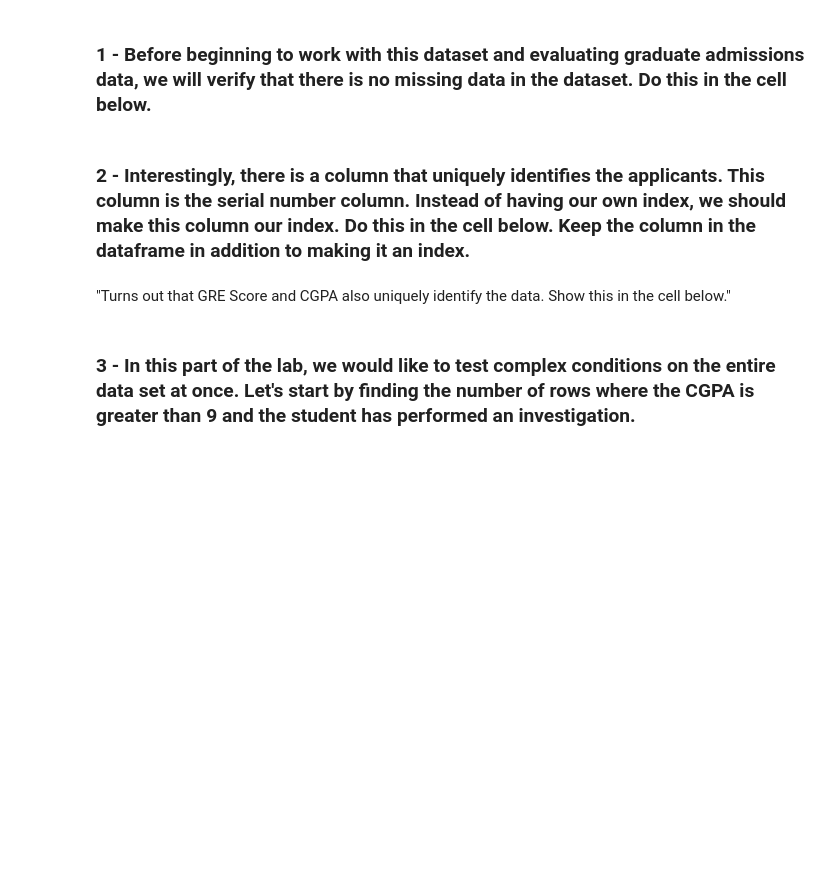
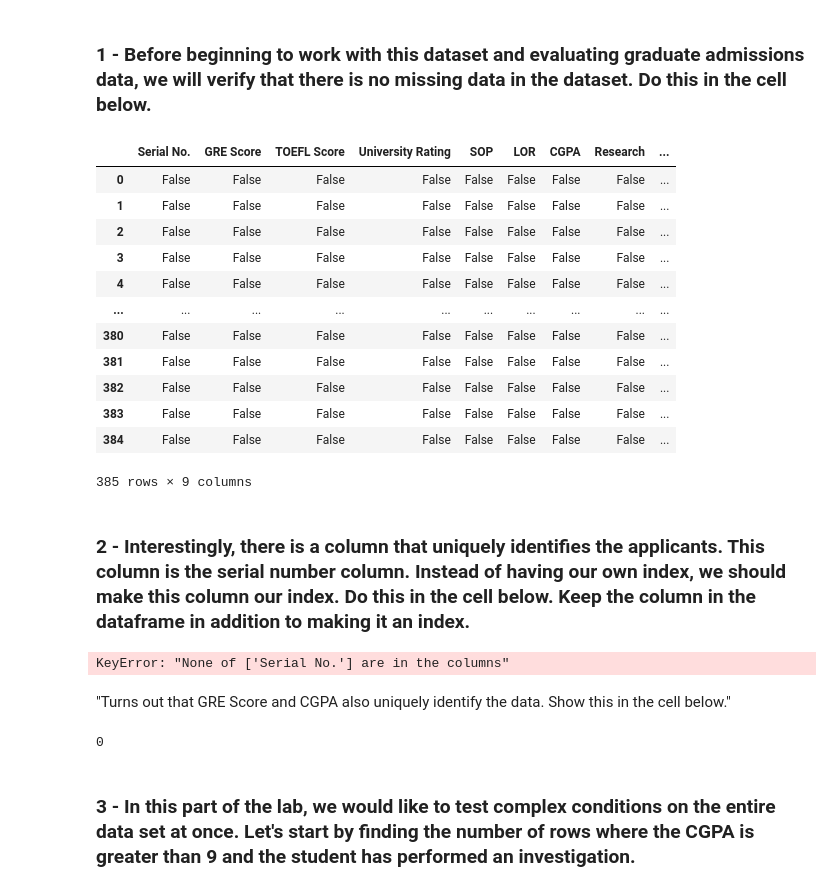
Before and after one commit to Ironhack-data-bcn-oct-2023/lab-pandas, a Jupyter notebook: your-code/pandas_1.ipynb, the cells around one changed output. Saved outputs shown, nothing was run; the diff lists cells and outputs as text; code cells hidden in the pictures; blank space fills up the shorter version.

```diff
--- a/your-code/pandas_1.ipynb
+++ b/your-code/pandas_1.ipynb
@@ -83,8 +173,32 @@ Let's evaluate the dataset by looking at the `head` function.
 # %% [markdown]
 ### 1 - Before beginning to work with this dataset and evaluating graduate admissions data, we will verify that there is no missing data in the dataset. Do this in the cell below.
+# %%
+pd.isnull(admissions)
+# %% [output]
+|  | Serial No. | GRE Score | TOEFL Score | University Rating | SOP | LOR | CGPA | Research | ... |
+| 0 | False | False | False | False | False | False | False | False | ... |
+| 1 | False | False | False | False | False | False | False | False | ... |
+| 2 | False | False | False | False | False | False | False | False | ... |
+| 3 | False | False | False | False | False | False | False | False | ... |
+| 4 | False | False | False | False | False | False | False | False | ... |
+| ... | ... | ... | ... | ... | ... | ... | ... | ... | ... |
+| 380 | False | False | False | False | False | False | False | False | ... |
+| 381 | False | False | False | False | False | False | False | False | ... |
+| 382 | False | False | False | False | False | False | False | False | ... |
+| 383 | False | False | False | False | False | False | False | False | ... |
+| 384 | False | False | False | False | False | False | False | False | ... |
+385 rows × 9 columns
 # %% [markdown]
 ###  2 -  Interestingly, there is a column that uniquely identifies the applicants. This column is the serial number column. Instead of having our own index, we should make this column our index. Do this in the cell below. Keep the column in the dataframe in addition to making it an index.
+# %%
+admissions.set_index("Serial No.", inplace=True)
+# %% [output]
+KeyError: "None of ['Serial No.'] are in the columns"
 # %% [markdown]
 "Turns out that GRE Score and CGPA also uniquely identify the data. Show this in the cell below."
+# %%
+admissions.duplicated(subset=["GRE Score", "CGPA"]).sum()
+# %% [output]
+0
 # %% [markdown]
 ### 3 - In this part of the lab, we would like to test complex conditions on the entire data set at once. Let's start by finding the number of rows where the CGPA is greater than 9 and the student has performed an investigation.
```
Also changed, not shown: parts of 21 cells of this notebook.
